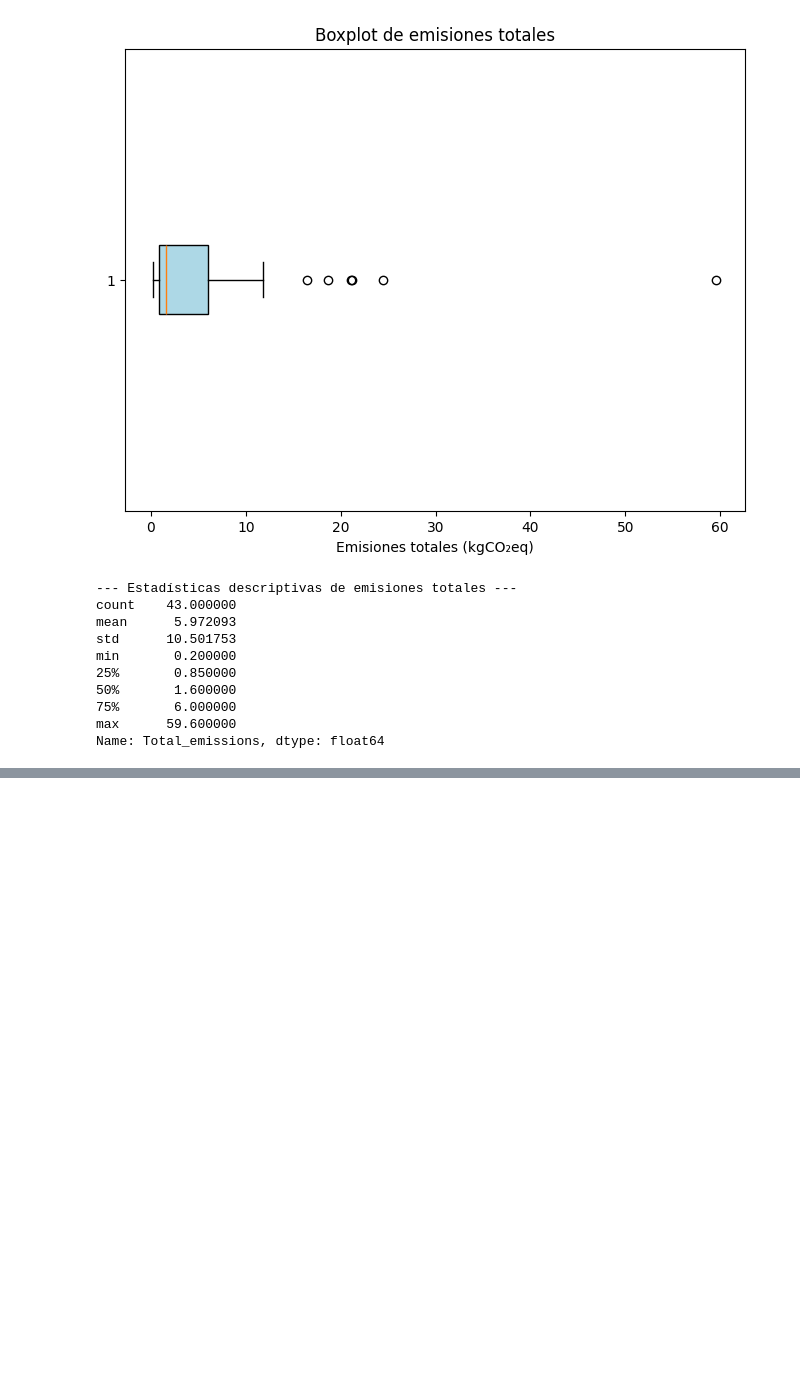
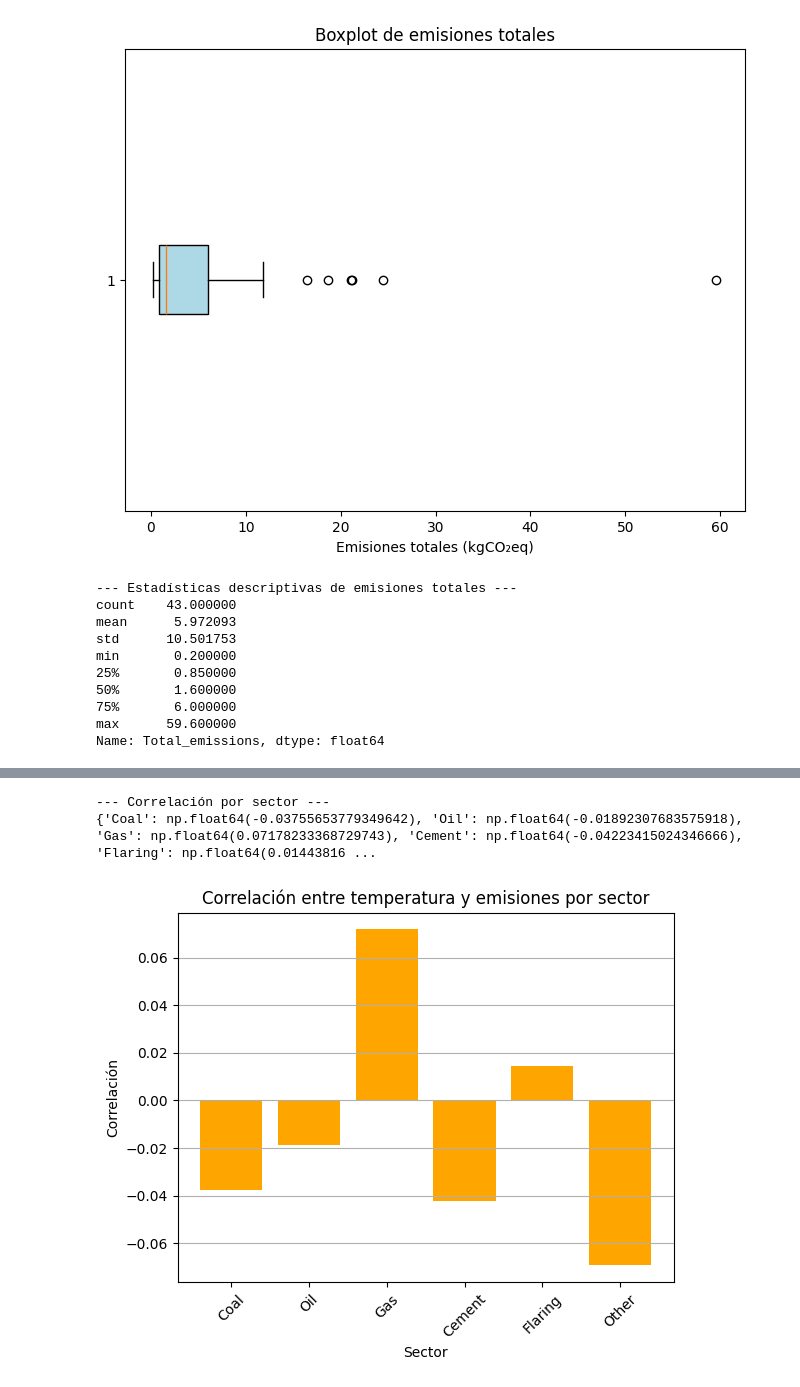
Before and after one commit to CarlosRomanM/proyecto_abril, a Jupyter notebook: Pro1_Abril.ipynb, the cells around one changed output, grey strips where cells are left out. Saved outputs shown, nothing was run; the diff lists cells and outputs as text; code cells hidden in the pictures; blank space fills up the shorter version.

```diff
--- a/Pro1_Abril.ipynb
+++ b/Pro1_Abril.ipynb
@@ -757,0 +907,19 @@ Name: Total_emissions, dtype: float64
+# %%
+# Calcular correlación por sector
+sectors = ["Coal", "Oil", "Gas", "Cement", "Flaring", "Other"]
+sector_correlations = {sector: combined_data["Temperature_Change"].corr(df_emissions[sector]) for sector in sectors}
+print("\n--- Correlación por sector ---")
+print(sector_correlations)
+
+# Visualizar correlación por sector
+plt.bar(sector_correlations.keys(), sector_correlations.values(), color="orange")
+plt.title("Correlación entre temperatura y emisiones por sector")
+plt.xlabel("Sector")
+plt.ylabel("Correlación")
+plt.xticks(rotation=45)
+plt.grid(axis="y")
+plt.show()
+# %% [output]
+--- Correlación por sector ---
+{'Coal': np.float64(-0.03755653779349642), 'Oil': np.float64(-0.01892307683575918), 'Gas': np.float64(0.07178233368729743), 'Cement': np.float64(-0.04223415024346666), 'Flaring': np.float64(0.01443816 ...
+[figure, added]
```
Also changed, not shown: parts of 19 cells of this notebook, 17 other files.
